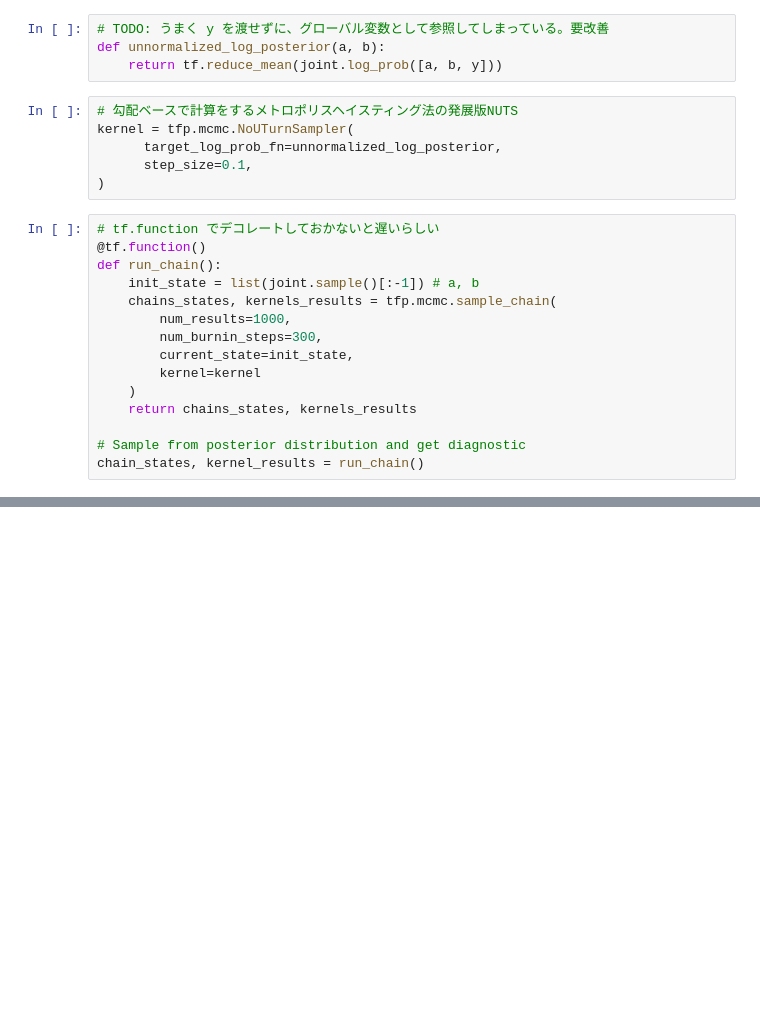
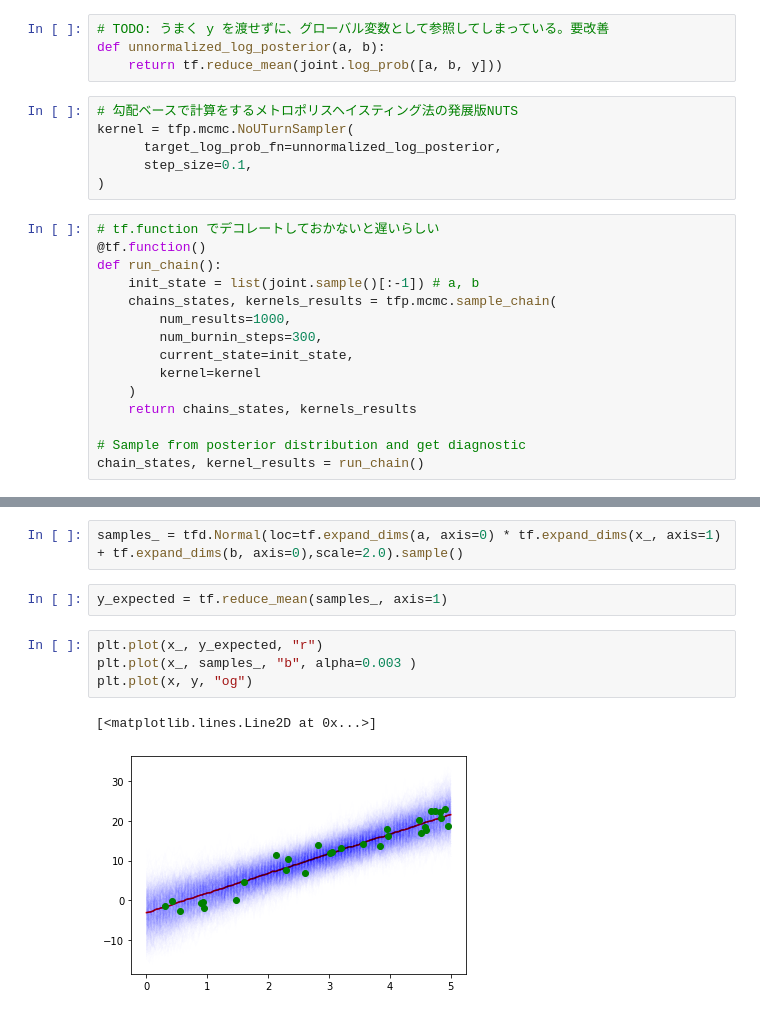
Before and after one commit to yamada-github-account/LearnBayesNN, a Jupyter notebook: JointDistribution.ipynb, the cells around one changed output, grey strips where cells are left out. Drawn from its saved outputs; the diff is of its cells as text; blank space fills up the shorter version.

```diff
--- a/JointDistribution.ipynb
+++ b/JointDistribution.ipynb
@@ -115,0 +115,11 @@ plt.plot(x,y,"o")
+# %%
+samples_ = tfd.Normal(loc=tf.expand_dims(a, axis=0) * tf.expand_dims(x_, axis=1) + tf.expand_dims(b, axis=0),scale=2.0).sample()
+# %%
+y_expected = tf.reduce_mean(samples_, axis=1)
+# %%
+plt.plot(x_, y_expected, "r")
+plt.plot(x_, samples_, "b", alpha=0.003 )
+plt.plot(x, y, "og")
+# %% [output]
+[<matplotlib.lines.Line2D at 0x...>]
+[figure, added]
```
Also changed, not shown: parts of 4 cells of this notebook.
